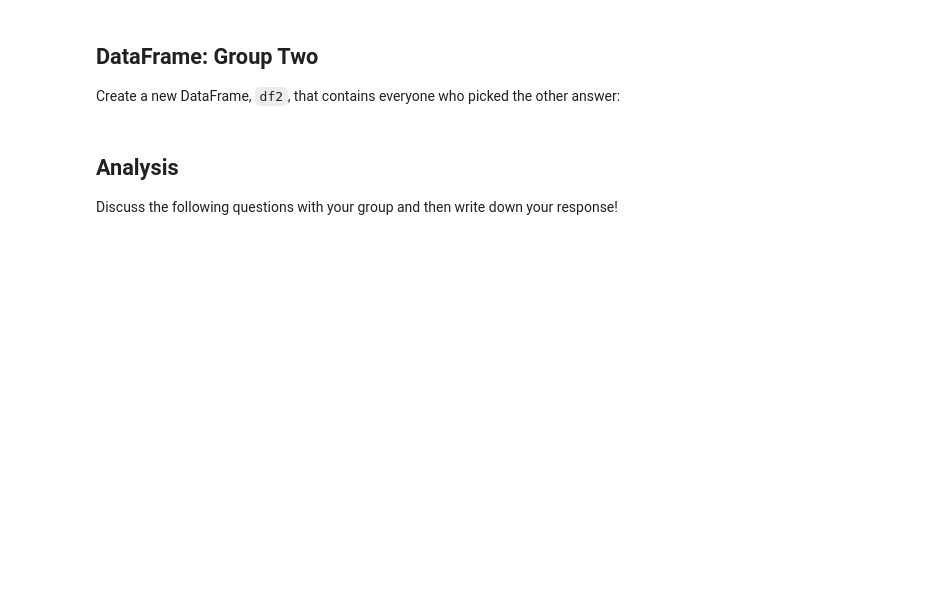
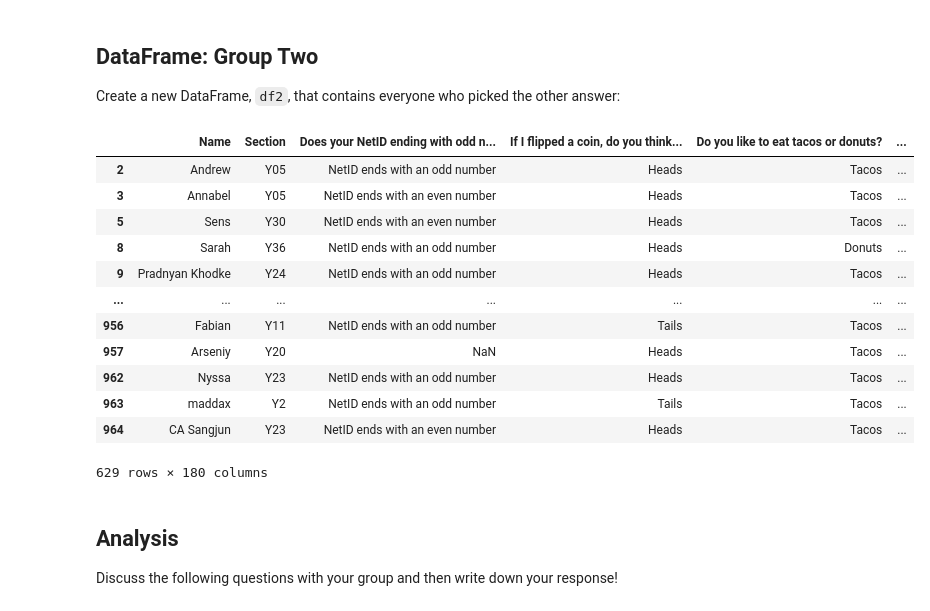
Before and after one commit to ryguy2k4/stat107, a Jupyter notebook: lab_exp_design/lab_exp_design.ipynb, the cells around one changed output. Drawn from its saved outputs; the diff is of its cells as text; code cells hidden in the pictures; blank space fills up the shorter version.

```diff
--- a/lab_exp_design/lab_exp_design.ipynb
+++ b/lab_exp_design/lab_exp_design.ipynb
@@ -121,3 +171,20 @@ df2
+# %%
+df2 = df[df[analysis_column] == "Shower at night"]
+df2
+# %% [output]
+|  | Name | Section | Does your NetID ending with odd n... | If I flipped a coin, do you think... | Do you like to eat tacos or donuts? | ... |
+| 2 | Andrew | Y05 | NetID ends with an odd number | Heads | Tacos | ... |
+| 3 | Annabel | Y05 | NetID ends with an even number | Heads | Tacos | ... |
+| 5 | Sens | Y30 | NetID ends with an even number | Heads | Tacos | ... |
+| 8 | Sarah | Y36 | NetID ends with an odd number | Heads | Donuts | ... |
+| 9 | Pradnyan Khodke | Y24 | NetID ends with an odd number | Heads | Tacos | ... |
+| ... | ... | ... | ... | ... | ... | ... |
+| 956 | Fabian | Y11 | NetID ends with an odd number | Tails | Tacos | ... |
+| 957 | Arseniy | Y20 | NaN | Heads | Tacos | ... |
+| 962 | Nyssa | Y23 | NetID ends with an odd number | Heads | Tacos | ... |
+| 963 | maddax | Y2 | NetID ends with an odd number | Tails | Tacos | ... |
+| 964 | CA Sangjun | Y23 | NetID ends with an even number | Heads | Tacos | ... |
+629 rows × 180 columns
 # %% [markdown]
 ## Analysis
 
```
Also changed, not shown: parts of 54 cells of this notebook.
